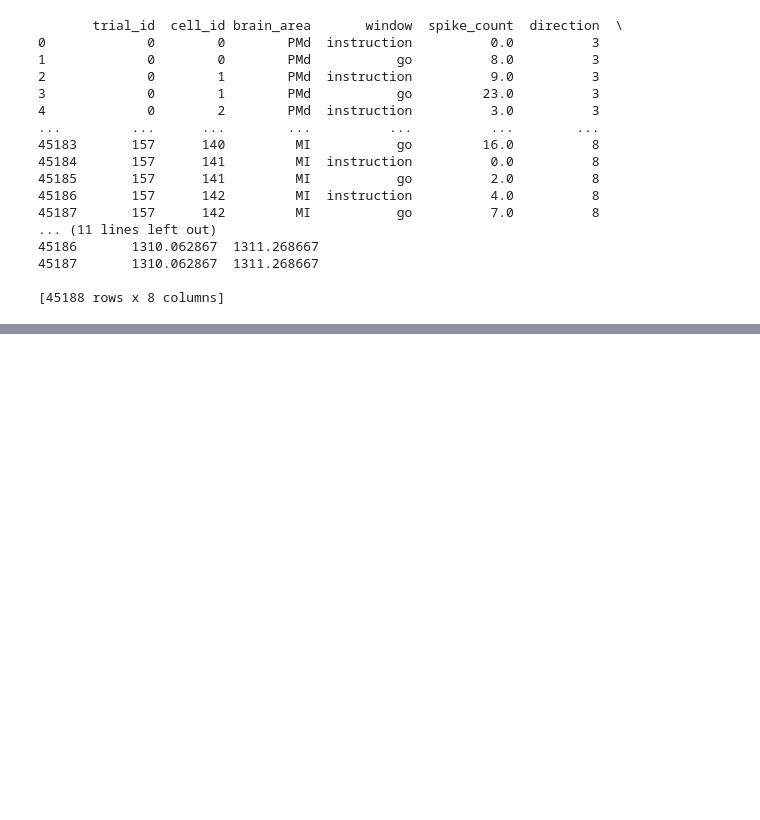
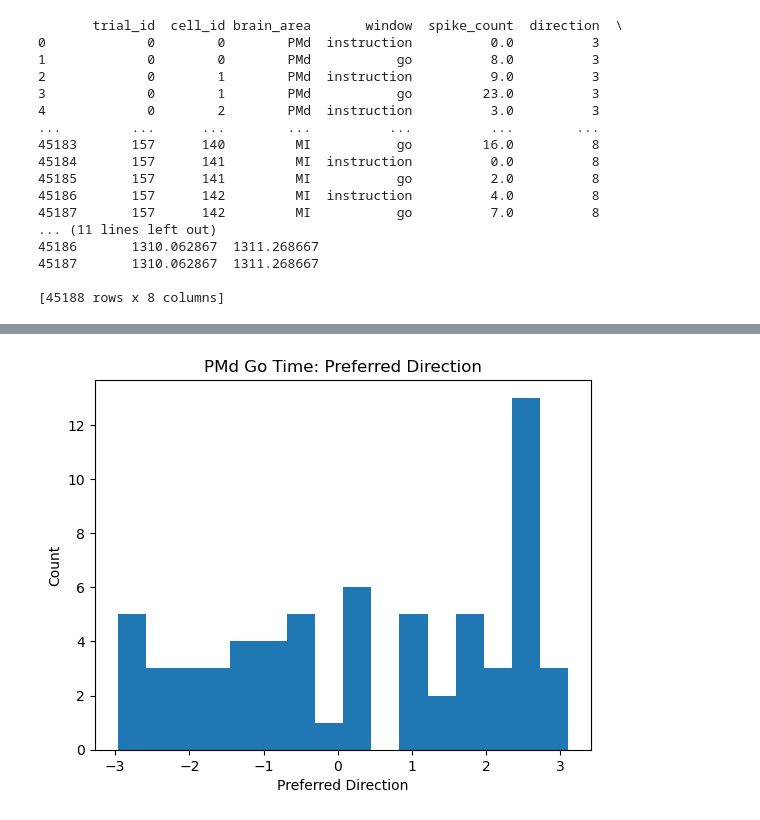
Before and after one commit to navunni/ds-ga-3001-final-project, a Jupyter notebook: data_analysis.ipynb, the cells around one changed output, grey strips where cells are left out. Cells and saved outputs as stored; diff of their text form; code cells hidden in the pictures; blank space fills up the shorter version.

```diff
--- a/data_analysis.ipynb
+++ b/data_analysis.ipynb
@@ -25,0 +204,8 @@ print(df)
+# %%
+plt.hist(tune_pmd_go['pd_angle'], bins=16)
+plt.title("PMd Go Time: Preferred Direction")
+plt.xlabel("Preferred Direction")
+plt.ylabel("Count")
+plt.show()
+# %% [output]
+[figure, added]
```
Also changed, not shown: parts of 35 cells of this notebook.
